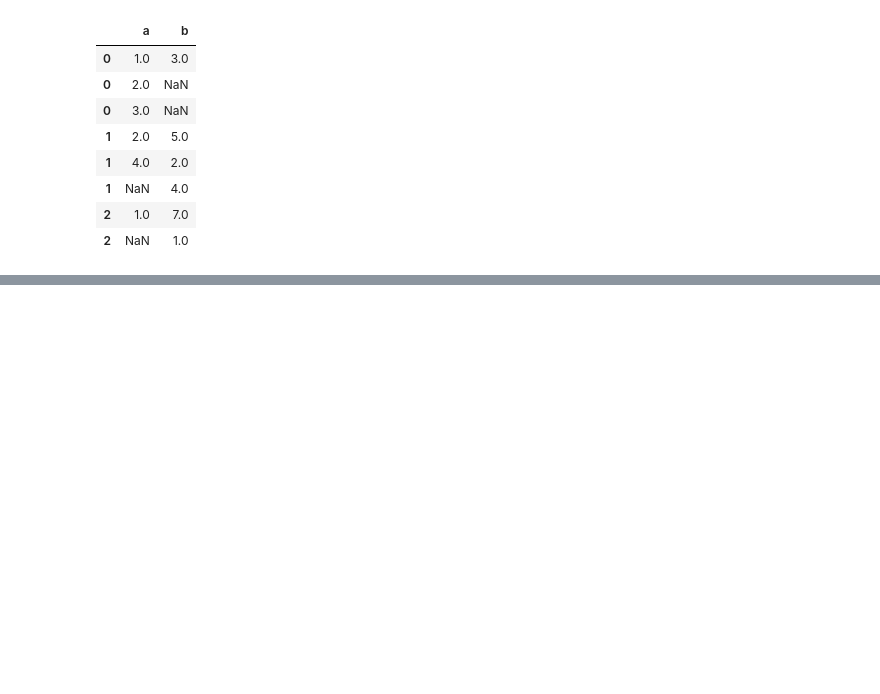
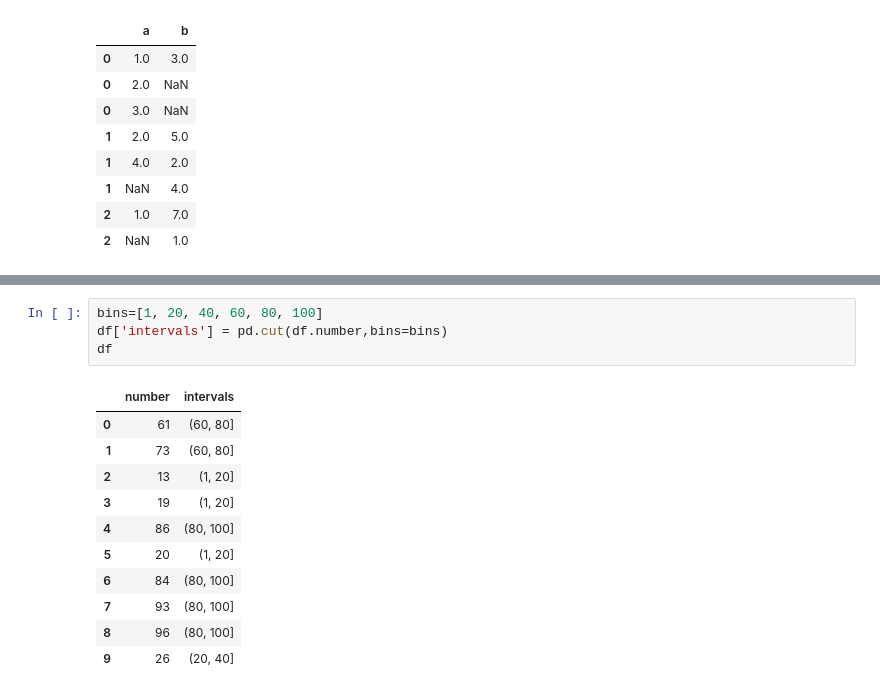
Before and after one commit to PAGriAnalytics/pagri_hard_skills, a Jupyter notebook: pandas.ipynb, the cells around one changed output, grey strips where cells are left out. Cells and saved outputs as stored; diff of their text form; blank space fills up the shorter version.

```diff
--- a/pandas.ipynb
+++ b/pandas.ipynb
@@ -1347,0 +1597,16 @@ df.stack().reset_index(-1, drop=True)
+# %%
+bins=[1, 20, 40, 60, 80, 100]
+df['intervals'] = pd.cut(df.number,bins=bins)
+df
+# %% [output]
+|  | number | intervals |
+| 0 | 61 | (60, 80] |
+| 1 | 73 | (60, 80] |
+| 2 | 13 | (1, 20] |
+| 3 | 19 | (1, 20] |
+| 4 | 86 | (80, 100] |
+| 5 | 20 | (1, 20] |
+| 6 | 84 | (80, 100] |
+| 7 | 93 | (80, 100] |
+| 8 | 96 | (80, 100] |
+| 9 | 26 | (20, 40] |
```
Also changed, not shown: parts of 39 cells of this notebook, 25 other files.
